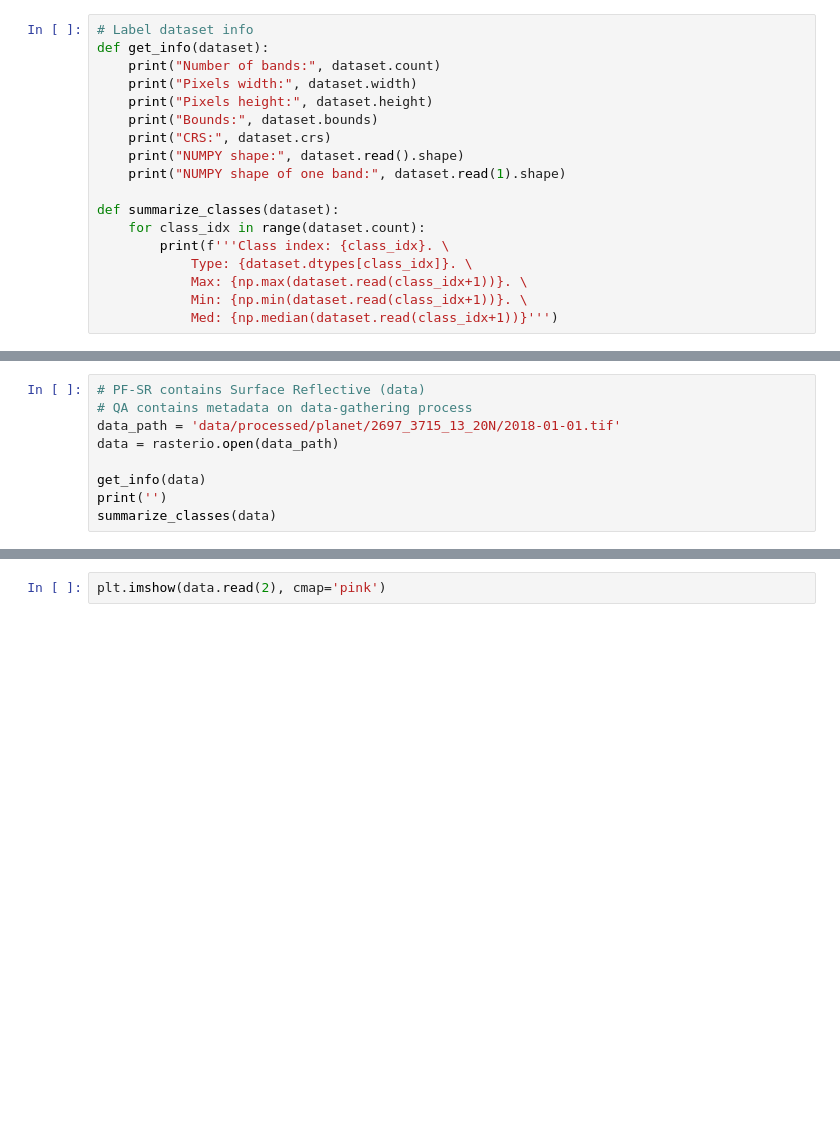
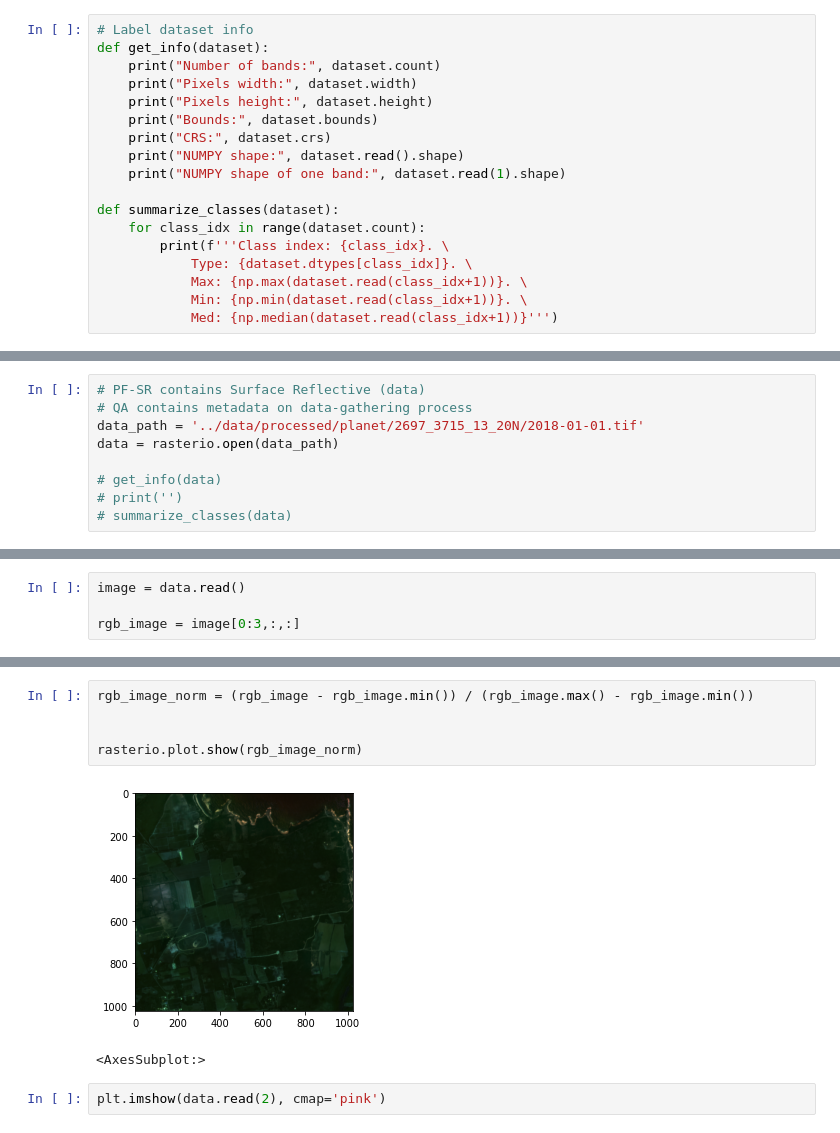
Before and after one commit to jblehr/land-cover-prediction, a Jupyter notebook: scripts/process_dynamic_earthnet.ipynb, the cells around one changed output, grey strips where cells are left out. Saved outputs shown, nothing was run; the diff lists cells and outputs as text; blank space fills up the shorter version.

```diff
--- a/process_dynamic_earthnet.ipynb
+++ b/scripts/process_dynamic_earthnet.ipynb
@@ -164,9 +162,9 @@ Class index: 6.             Type: uint8.             Max: 0.             Min: 0.
 # %%
 # PF-SR contains Surface Reflective (data)
 # QA contains metadata on data-gathering process
-data_path = 'data/processed/planet/2697_3715_13_20N/2018-01-01.tif'
+data_path = '../data/processed/planet/2697_3715_13_20N/2018-01-01.tif'
 data = rasterio.open(data_path)
 
-get_info(data)
-print('')
-summarize_classes(data)
+# get_info(data)
+# print('')
+# summarize_classes(data)
@@ -190,0 +171,4 @@ rasterio.plot.show(data)
+# %%
+image = data.read()
+
+rgb_image = image[0:3,:,:]
@@ -191,3 +194,11 @@ rasterio.plot.show(data)
+# %%
+rgb_image_norm = (rgb_image - rgb_image.min()) / (rgb_image.max() - rgb_image.min())
+
+
+rasterio.plot.show(rgb_image_norm)
+# %% [output]
+[figure, added]
+<AxesSubplot:>
 # %%
 plt.imshow(data.read(2), cmap='pink')
 # %% [output]
```
Also changed, not shown: parts of 14 cells of this notebook, 1 other file.
